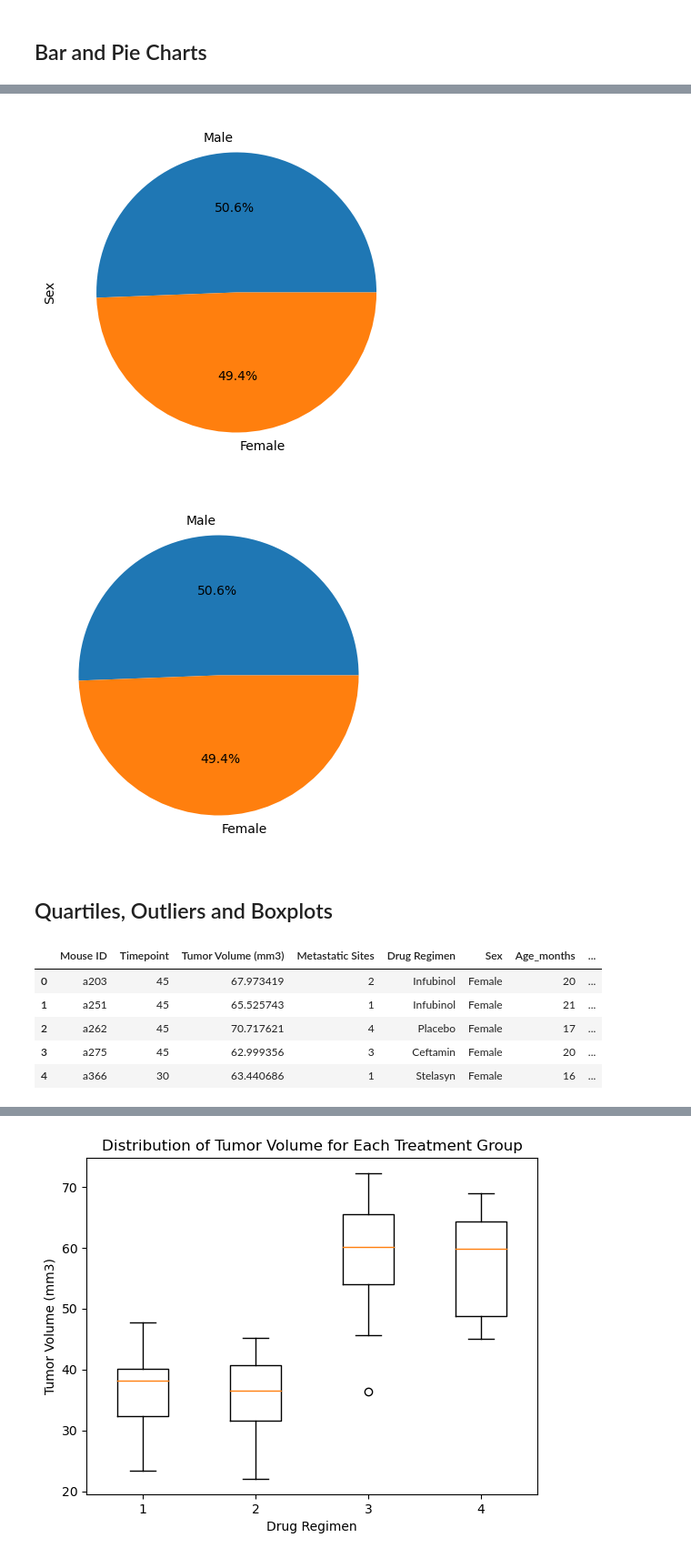
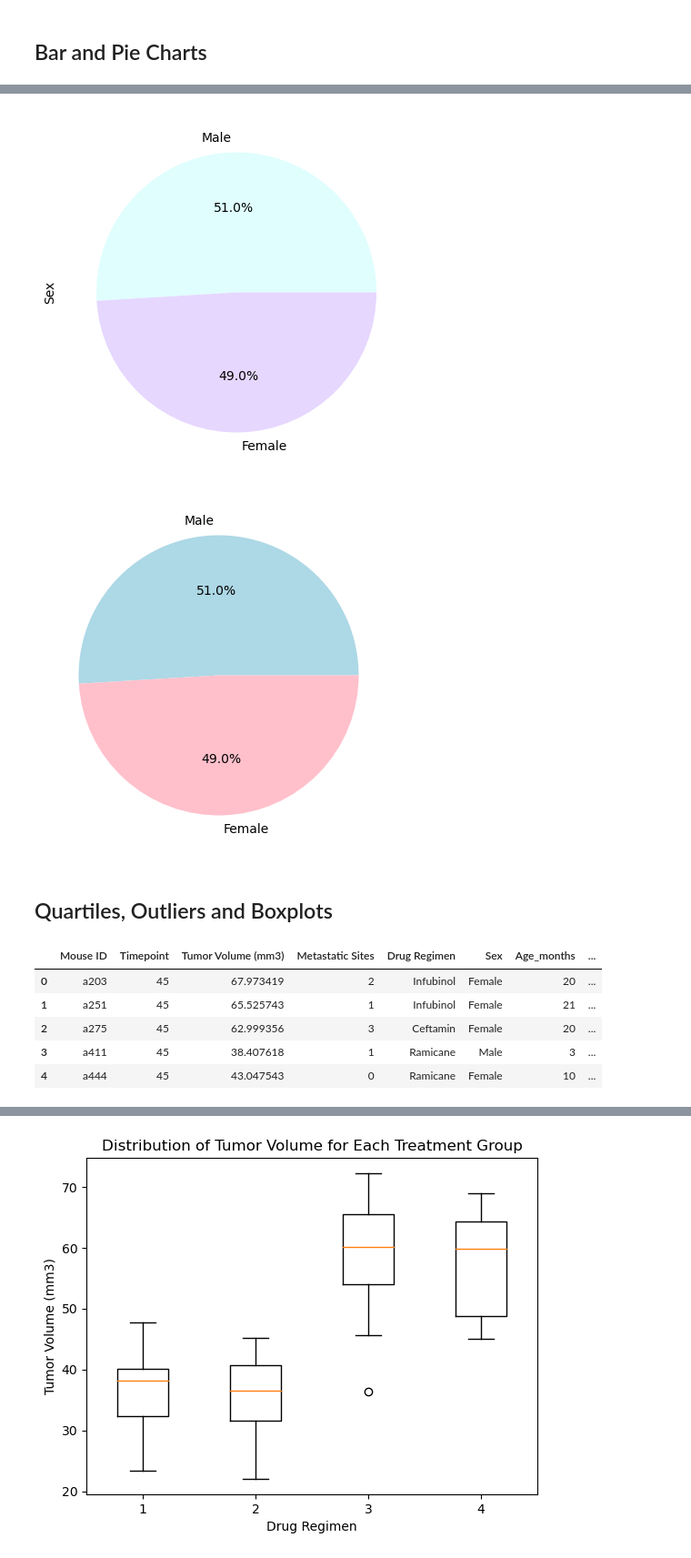
Before and after one commit to stephaniepatriciaans/Data-Visualization, a Jupyter notebook: Pymaceuticals/pymaceuticals_starters1.ipynb, the cells around one changed output, grey strips where cells are left out. Shown at 91% size. Drawn from its saved outputs; the diff is of its cells as text; code cells hidden in the pictures.

```diff
--- a/Pymaceuticals/pymaceuticals_starters1.ipynb
+++ b/Pymaceuticals/pymaceuticals_starters1.ipynb
@@ -178,19 +180,19 @@ plt.show
 # %%
 # Generate a pie plot showing the distribution of female versus male mice using Pandas
-gender_counts = combined_data["Sex"].value_counts()
-gender_counts.plot(kind="pie", autopct="%1.1f%%", figsize=(5,5))
+gender_counts = clean_data["Sex"].value_counts()
+gender_counts.plot(kind="pie", autopct="%1.1f%%", figsize=(5,5), colors =['#E0FEFE', '#e6d7ff'])
 plt.show()
 # %% [output]
-[figure, old version]
+[figure, new version]
 # %%
 # Generate a pie plot showing the distribution of female versus male mice using pyplot
-gender_counts = combined_data["Sex"].value_counts()
+gender_counts = clean_data["Sex"].value_counts()
 plt.figure(figsize=(5, 5))
-plt.pie(gender_counts, labels=gender_counts.index, autopct="%1.1f%%")
+plt.pie(gender_counts, labels=gender_counts.index, autopct="%1.1f%%", colors =['#add8e6', 'pink'])
 
 plt.show()
 # %% [output]
-[figure, old version]
+[figure, new version]
 # %% [markdown]
 ## Quartiles, Outliers and Boxplots
 # %%
@@ -199,8 +201,8 @@ plt.show()
 treatment_regimens = ['Capomulin', 'Ramicane', 'Infubinol', 'Ceftamin']
 
 # Start by getting the last (greatest) timepoint for each mouse
-filtered_data = combined_data[combined_data['Drug Regimen'].isin(treatment_regimens)]
-last_timepoint = combined_data.groupby("Mouse ID")["Timepoint"].max()
+filtered_data = clean_data[clean_data['Drug Regimen'].isin(treatment_regimens)]
+last_timepoint = filtered_data.groupby("Mouse ID")["Timepoint"].max()
 
 # Merge this group df with the original DataFrame to get the tumor volume at the last timepoint
 final_tumor_volume = pd.merge(last_timepoint, combined_data, on=["Mouse ID", "Timepoint"])
@@ -210,9 +212,9 @@ final_tumor_volume.head()
 |  | Mouse ID | Timepoint | Tumor Volume (mm3) | Metastatic Sites | Drug Regimen | Sex | Age_months | ... |
 | 0 | a203 | 45 | 67.973419 | 2 | Infubinol | Female | 20 | ... |
 | 1 | a251 | 45 | 65.525743 | 1 | Infubinol | Female | 21 | ... |
-| 2 | a262 | 45 | 70.717621 | 4 | Placebo | Female | 17 | ... |
-| 3 | a275 | 45 | 62.999356 | 3 | Ceftamin | Female | 20 | ... |
-| 4 | a366 | 30 | 63.440686 | 1 | Stelasyn | Female | 16 | ... |
+| 2 | a275 | 45 | 62.999356 | 3 | Ceftamin | Female | 20 | ... |
+| 3 | a411 | 45 | 38.407618 | 1 | Ramicane | Male | 3 | ... |
+| 4 | a444 | 45 | 43.047543 | 0 | Ramicane | Female | 10 | ... |
 # %%
 # Put treatments into a list for for loop (and later for plot labels)
 treatments = ['Capomulin', 'Ramicane', 'Infubinol', 'Ceftamin']
```
Also changed, not shown: parts of 7 cells of this notebook.
